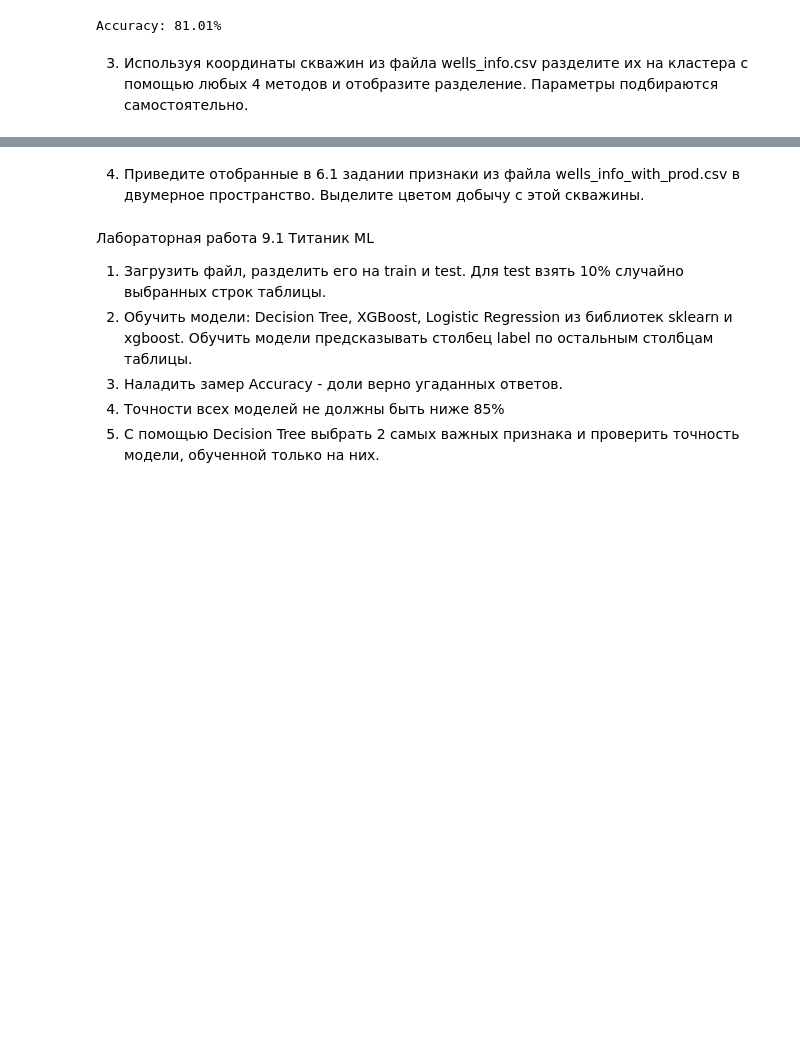
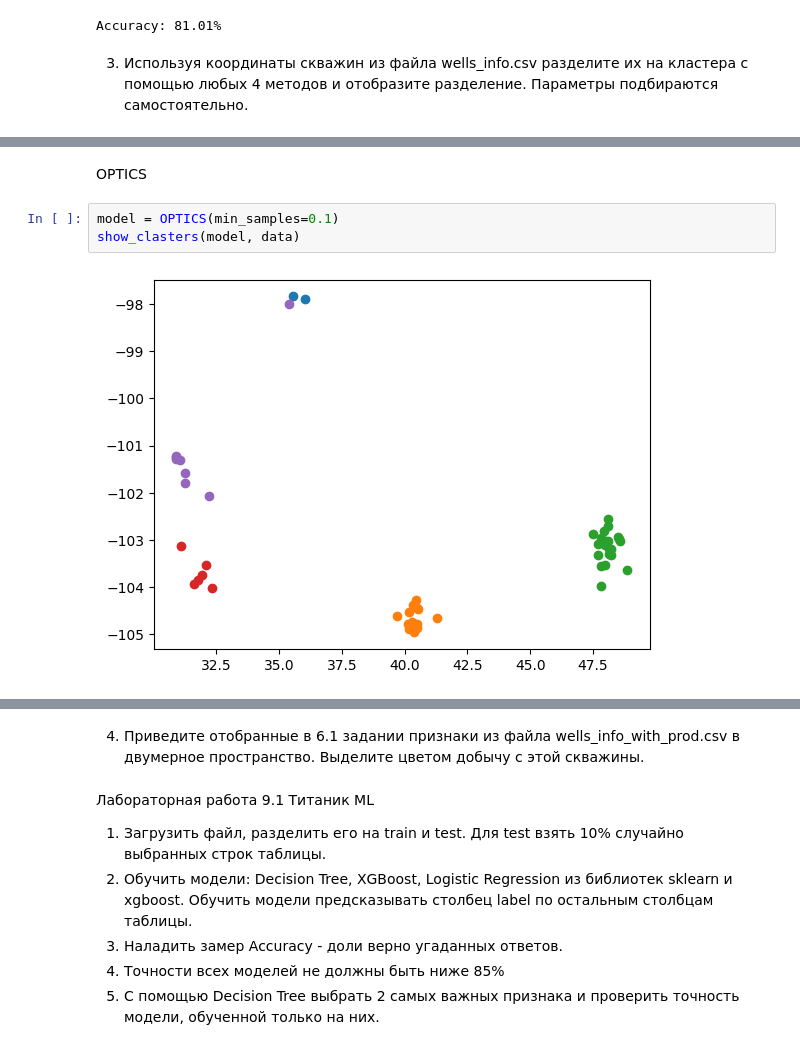
Before and after one commit to Grenka054/dPAK-2, a Jupyter notebook: 9/nineth.ipynb, the cells around one changed output, grey strips where cells are left out. Drawn from its saved outputs; the diff is of its cells as text; blank space fills up the shorter version.

```diff
--- a/9/nineth.ipynb
+++ b/9/nineth.ipynb
@@ -261,0 +304,7 @@ Accuracy: 81.01%
+# %% [markdown]
+OPTICS
+# %%
+model = OPTICS(min_samples=0.1)
+show_clasters(model, data)
+# %% [output]
+[figure, added]
```
Also changed, not shown: parts of 13 cells of this notebook, 1 other file.
